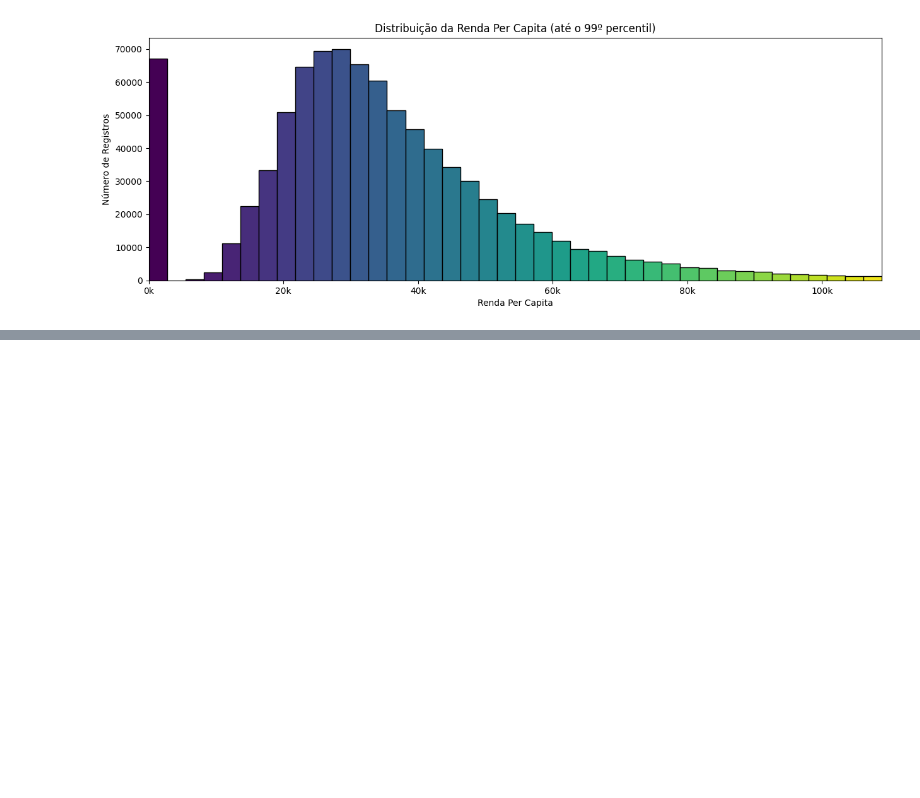
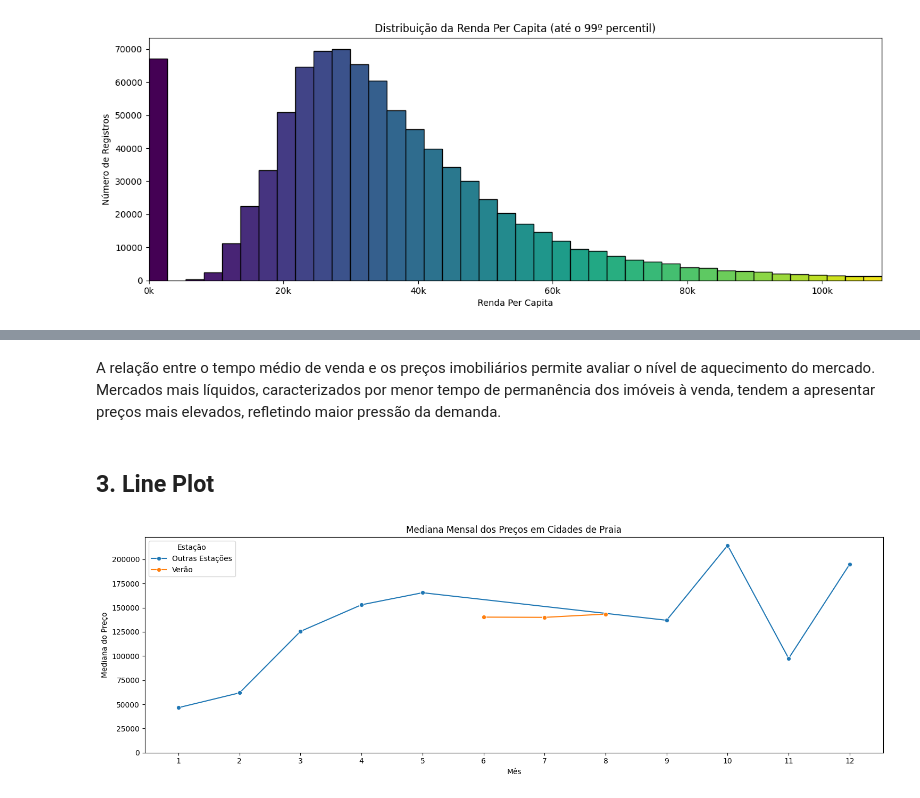
Before and after one commit to nicolascoqueiro/housets-analysis, a Jupyter notebook: Data Layer/silver/analytics.ipynb, the cells around one changed output, grey strips where cells are left out. Saved outputs shown, nothing was run; the diff lists cells and outputs as text; code cells hidden in the pictures; blank space fills up the shorter version.

```diff
--- a/Data Layer/silver/analytics.ipynb
+++ b/Data Layer/silver/analytics.ipynb
@@ -161,0 +232,34 @@ De forma geral, o gráfico evidencia um aumento progressivo da mediana dos preç
+# %% [markdown]
+A relação entre o tempo médio de venda e os preços imobiliários permite avaliar o nível de aquecimento do mercado. Mercados mais líquidos, caracterizados por menor tempo de permanência dos imóveis à venda, tendem a apresentar preços mais elevados, refletindo maior pressão da demanda.
+# %% [markdown]
+## 3. Line Plot
+# %%
+dados['cidade_praia'] = np.where(
+    dados['city_full'].str.contains(
+        'Los Angeles|New York|Boston|Philadelphia',
+        case=False,
+        na=False
+    ),
+    'Cidade de Praia',
+    'Outras Cidades'
+)
+# %%
+plt.figure(figsize=(15, 5))
+sns.lineplot(
+    data=praia_mes,
+    x='month',
+    y=dados['median_sale_price'],
+    hue='season',
+    marker='o'
+)
+
+plt.xlabel('Mês')
+plt.ylabel('Mediana do Preço')
+plt.title('Mediana Mensal dos Preços em Cidades de Praia')
+plt.xticks(range(1, 13))
+plt.ylim(bottom=0)
+plt.legend(title='Estação')
+plt.tight_layout()
+plt.show()
+# %% [output]
+[figure, added]
```
Also changed, not shown: parts of 26 cells of this notebook.
